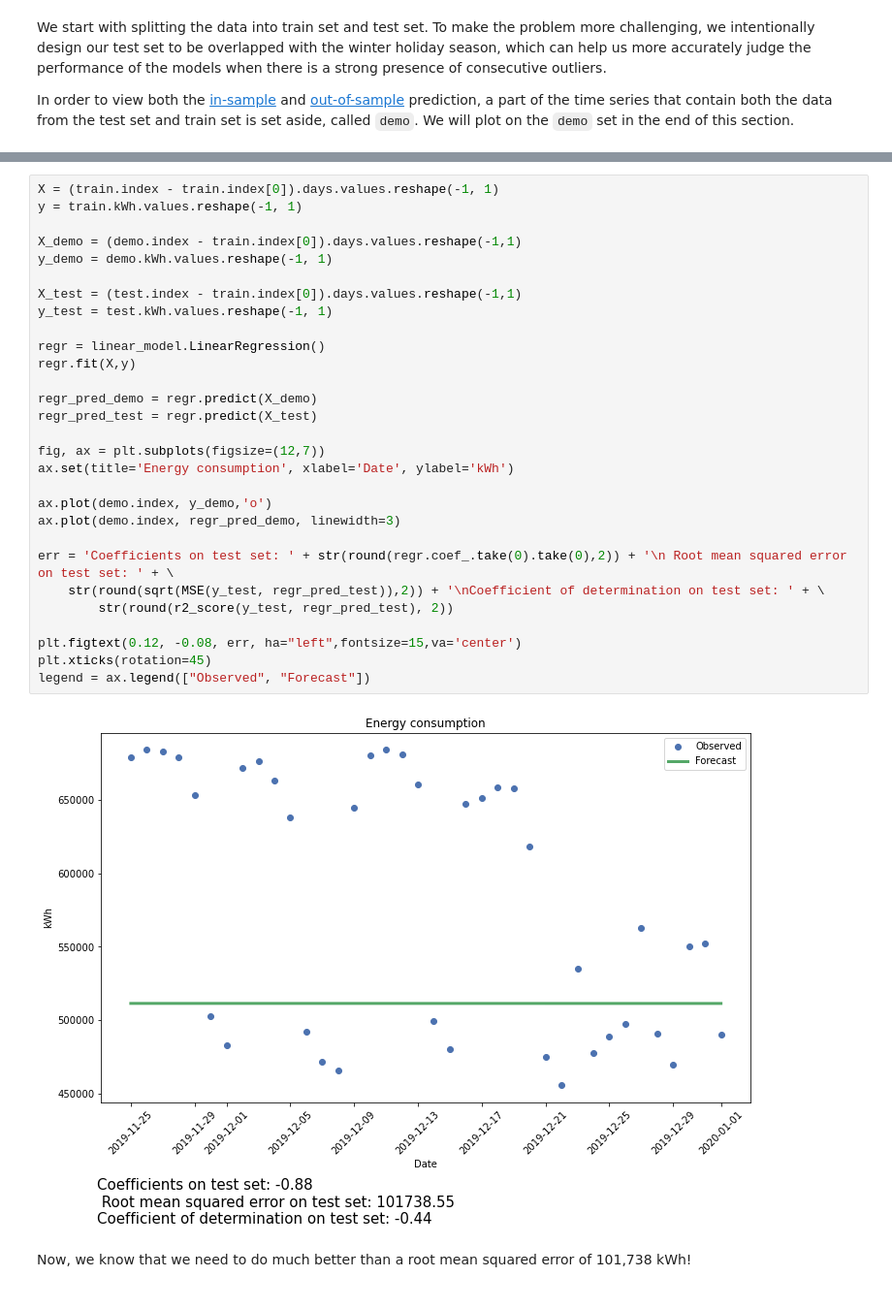
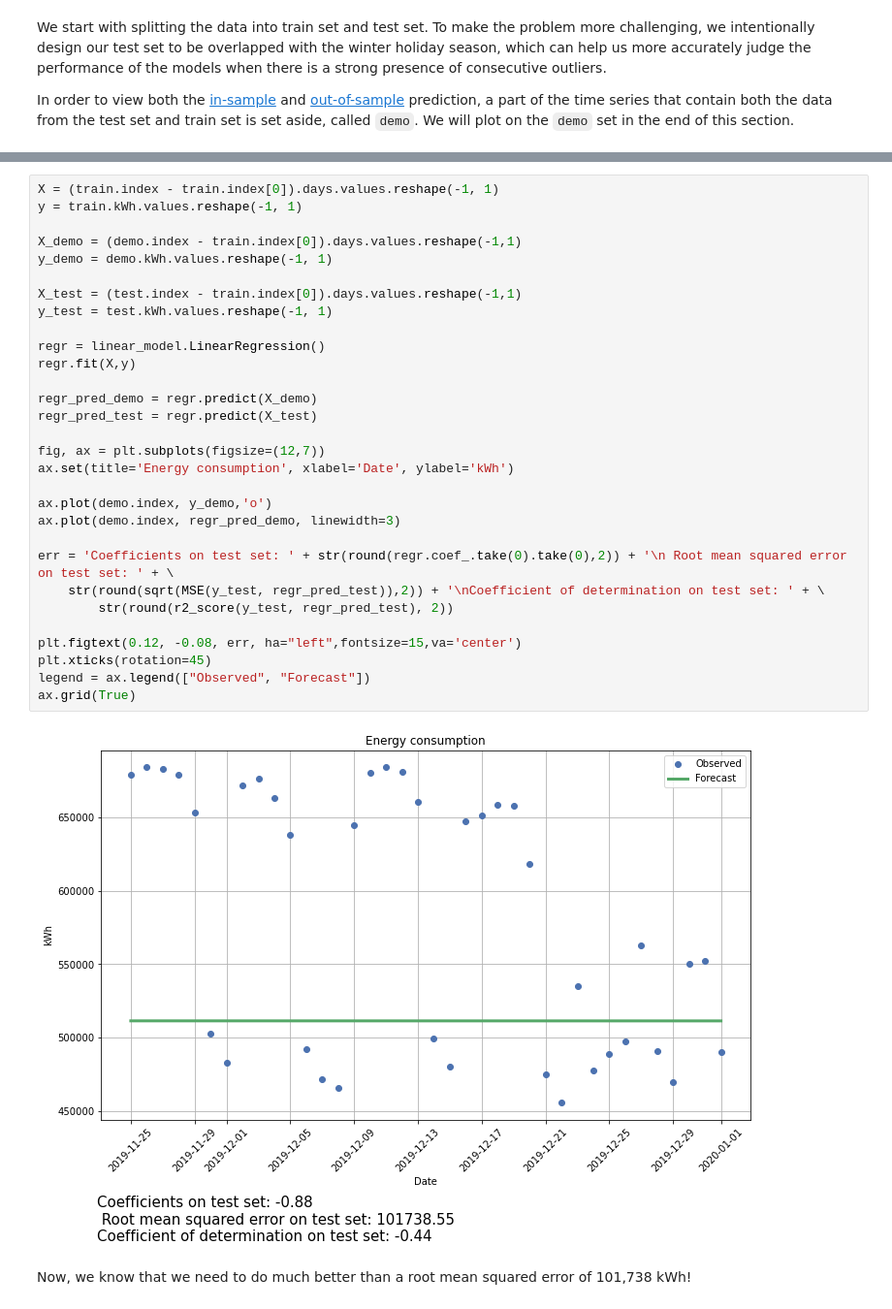
Before and after one commit to quan-possible/energy-demand-prediction, a Jupyter notebook: daily/final.ipynb, the cells around one changed output, grey strips where cells are left out. Shown at 97% size. Saved outputs shown, nothing was run; the diff lists cells and outputs as text.

```diff
--- a/daily/final.ipynb
+++ b/daily/final.ipynb
@@ -262,34 +266,35 @@ train.plot(figsize=(12,6), style = 'o')
 # %%
 X = (train.index - train.index[0]).days.values.reshape(-1, 1)
 y = train.kWh.values.reshape(-1, 1)
 
 X_demo = (demo.index - train.index[0]).days.values.reshape(-1,1)
 y_demo = demo.kWh.values.reshape(-1, 1)
 
 X_test = (test.index - train.index[0]).days.values.reshape(-1,1)
 y_test = test.kWh.values.reshape(-1, 1)
 
 regr = linear_model.LinearRegression()
 regr.fit(X,y)
 
 regr_pred_demo = regr.predict(X_demo)
 regr_pred_test = regr.predict(X_test)
 
 fig, ax = plt.subplots(figsize=(12,7))
 ax.set(title='Energy consumption', xlabel='Date', ylabel='kWh')
 
 ax.plot(demo.index, y_demo,'o')
 ax.plot(demo.index, regr_pred_demo, linewidth=3)
 
 err = 'Coefficients on test set: ' + str(round(regr.coef_.take(0).take(0),2)) + '\n Root mean squared error on test set: ' + \
     str(round(sqrt(MSE(y_test, regr_pred_test)),2)) + '\nCoefficient of determination on test set: ' + \
         str(round(r2_score(y_test, regr_pred_test), 2))
 
 plt.figtext(0.12, -0.08, err, ha="left",fontsize=15,va='center')
 plt.xticks(rotation=45)
 legend = ax.legend(["Observed", "Forecast"])
+ax.grid(True)
 # %% [output]
-[figure, old version]
+[figure, new version]
 # %% [markdown]
 Now, we know that we need to do much better than a root mean squared error of 101,738 kWh!
 # %% [markdown]
```
Also changed, not shown: parts of 10 cells of this notebook.
